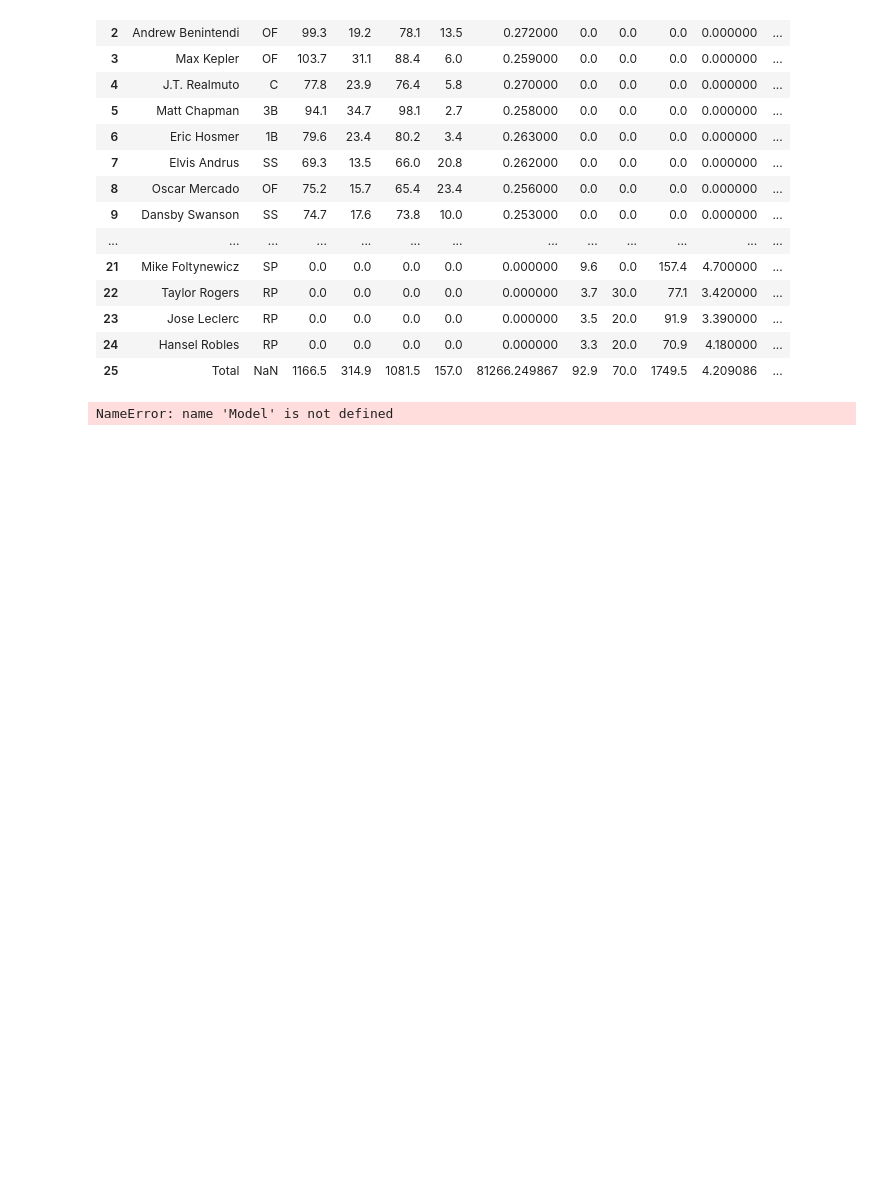
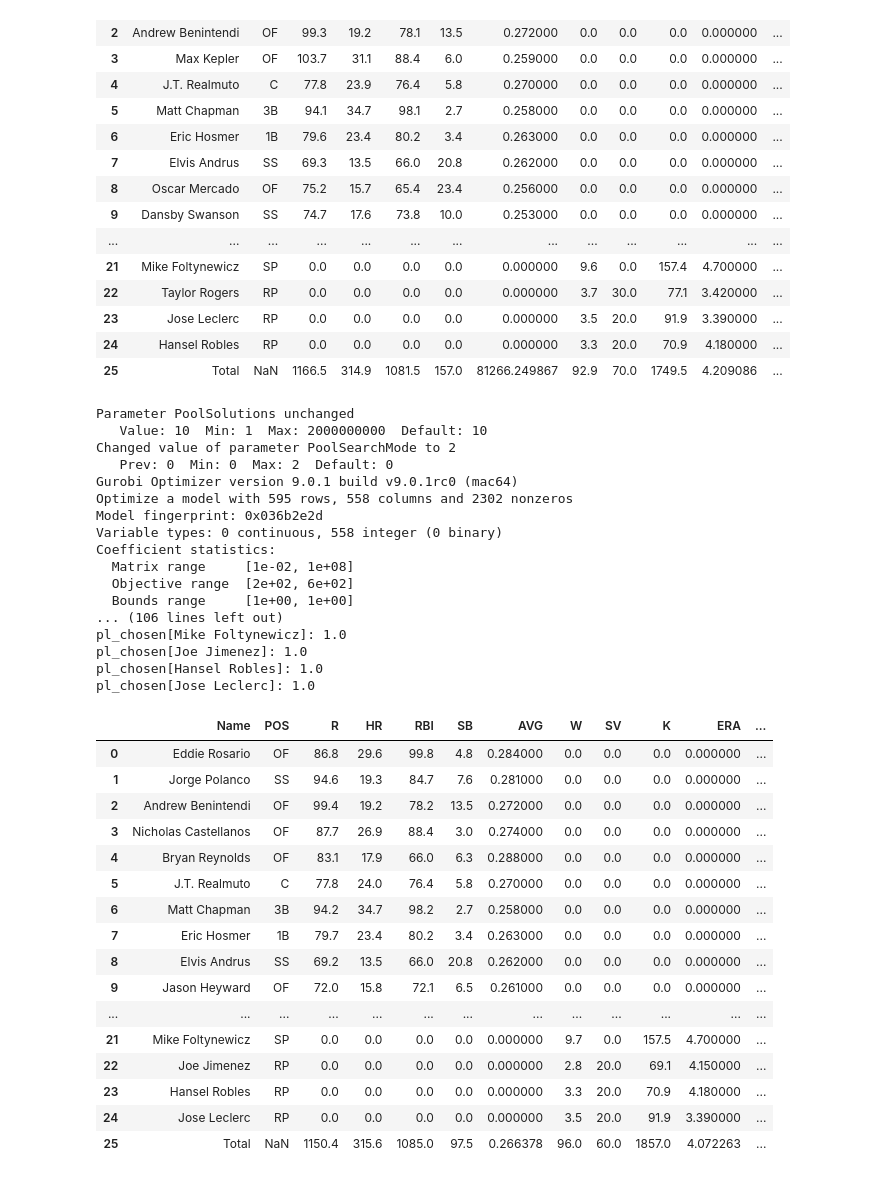
Before and after one commit to samozm/rotissarie_baseball, a Jupyter notebook: Baseball_Drafter.ipynb, the cells around one changed output. Saved outputs shown, nothing was run; the diff lists cells and outputs as text; code cells hidden in the pictures; blank space fills up the shorter version.

```diff
--- a/Baseball_Drafter.ipynb
+++ b/Baseball_Drafter.ipynb
@@ -1775,7 +1682,7 @@ def simple_gurobi():
 
     all_players['ERA'] = all_players['ERA'].apply(lambda x: 0 if x == 0 else 1/x)
     all_players['WHIP'] = all_players['WHIP'].apply(lambda x: 0 if x == 0 else 1/x)
-    all_players['AB'] = all_players['AB'].apply(lambda x: 0 if x == 0 else 1/x)
+    #all_players['AB'] = all_players['AB'].apply(lambda x: 0 if x == 0 else 1/x)
     all_players['adjAVG'] = all_players['AVG']*100
     norm_players = all_players[['R', 'HR', 'RBI', 'SB','adjAVG','W','SV','K','ERA','WHIP','AB','H']]
 
@@ -1881,34 +1788,67 @@ def simple_gurobi():
 
 #    print('Obj:', m.objVal)
     Team = pd.DataFrame()
-    print("Status:", LpStatus[prob.status])
+    #print("Status:", LpStatus[prob.status])
     for v in m.getVars():
         if v.x > 0.01 and not 'chosen' in v.varName:
             print(v.varName + ": " + str(v.x))
             Team = Team.append(all_players.iloc[int(v.varName.split('[')[1].split(']')[0])])
         if v.x > 0.01 and 'chosen' in v.varName:
             print(v.varName + ": " + str(v.x))
 
     Team['ERA'] = Team['ERA'].apply(lambda x: 0 if x == 0 else 1/x)
     Team['WHIP'] = Team['WHIP'].apply(lambda x: 0 if x == 0 else 1/x)
     return Team.append({'Name':'Total','AVG':sum(Team['H'])/sum(Team['AB']),'R':sum(Team['R']),'RBI':sum(Team['RBI']),'HR':sum(Team['HR']),'SB':sum(Team['SB']),'WHIP':(sum(Team['BB'])+sum(Team['Hits']))/sum(Team['IP']),'ERA':(sum(Team['ER'])/sum(Team['IP']))*9,'W':sum(Team['W']),'SV':sum(Team['SV']),'K':sum(Team['K']),'$':sum(Team['$'])},ignore_index=True)
 Team = simple_gurobi()
 
 #Max_Tot = Team[Team['Name'] == 'Total']
 
 #print('Max',get_score(Max_Tot.iloc[0]))
-#Team[['Name','POS','R', 'HR', 'RBI', 'SB', 'AVG','W', 'SV', 'K', 'ERA', 'WHIP','Ovr','$']]
+Team[['Name','POS','R', 'HR', 'RBI', 'SB', 'AVG','W', 'SV', 'K', 'ERA', 'WHIP','Ovr','$',"H","AB"]]
 
 #all_players = get_hitter_prices(get_hitters()).nsmallest(150,'Ovr').append(get_pitcher_prices(get_starting_pitchers()).nsmallest(120,'Ovr'),ignore_index=True).append(get_pitcher_prices(get_closing_pitchers()).nsmallest(22,'SV rank'),ignore_index=True)
 
 #pl = all_players[all_players['Name'].str.contains('Mike Trout')]
 #pl.loc[0,'POS'] == 'SP' or pl.loc[0,'POS'] == 'RP'
 
 #pl = all_players[all_players['Name'].str.contains('mike trout',case=False)].reset_index(drop=True)
 #pl2 = pd.DataFrame()
 #pl2.count()
-Team
+
 #help(tupledict())
 #Team.columns
 # %% [output]
-NameError: name 'Model' is not defined
+Parameter PoolSolutions unchanged
+   Value: 10  Min: 1  Max: 2000000000  Default: 10
+Changed value of parameter PoolSearchMode to 2
+   Prev: 0  Min: 0  Max: 2  Default: 0
+Gurobi Optimizer version 9.0.1 build v9.0.1rc0 (mac64)
+Optimize a model with 595 rows, 558 columns and 2302 nonzeros
+Model fingerprint: 0x036b2e2d
+Variable types: 0 continuous, 558 integer (0 binary)
+Coefficient statistics:
+  Matrix range     [1e-02, 1e+08]
+  Objective range  [2e+02, 6e+02]
+  Bounds range     [1e+00, 1e+00]
+... (106 lines left out)
+pl_chosen[Mike Foltynewicz]: 1.0
+pl_chosen[Joe Jimenez]: 1.0
+pl_chosen[Hansel Robles]: 1.0
+pl_chosen[Jose Leclerc]: 1.0
+|  | Name | POS | R | HR | RBI | SB | AVG | W | SV | K | ERA | ... |
+| 0 | Eddie Rosario | OF | 86.8 | 29.6 | 99.8 | 4.8 | 0.284000 | 0.0 | 0.0 | 0.0 | 0.000000 | ... |
+| 1 | Jorge Polanco | SS | 94.6 | 19.3 | 84.7 | 7.6 | 0.281000 | 0.0 | 0.0 | 0.0 | 0.000000 | ... |
+| 2 | Andrew Benintendi | OF | 99.4 | 19.2 | 78.2 | 13.5 | 0.272000 | 0.0 | 0.0 | 0.0 | 0.000000 | ... |
+| 3 | Nicholas Castellanos | OF | 87.7 | 26.9 | 88.4 | 3.0 | 0.274000 | 0.0 | 0.0 | 0.0 | 0.000000 | ... |
+| 4 | Bryan Reynolds | OF | 83.1 | 17.9 | 66.0 | 6.3 | 0.288000 | 0.0 | 0.0 | 0.0 | 0.000000 | ... |
+| 5 | J.T. Realmuto | C | 77.8 | 24.0 | 76.4 | 5.8 | 0.270000 | 0.0 | 0.0 | 0.0 | 0.000000 | ... |
+| 6 | Matt Chapman | 3B | 94.2 | 34.7 | 98.2 | 2.7 | 0.258000 | 0.0 | 0.0 | 0.0 | 0.000000 | ... |
+| 7 | Eric Hosmer | 1B | 79.7 | 23.4 | 80.2 | 3.4 | 0.263000 | 0.0 | 0.0 | 0.0 | 0.000000 | ... |
+| 8 | Elvis Andrus | SS | 69.2 | 13.5 | 66.0 | 20.8 | 0.262000 | 0.0 | 0.0 | 0.0 | 0.000000 | ... |
+| 9 | Jason Heyward | OF | 72.0 | 15.8 | 72.1 | 6.5 | 0.261000 | 0.0 | 0.0 | 0.0 | 0.000000 | ... |
+| ... | ... | ... | ... | ... | ... | ... | ... | ... | ... | ... | ... | ... |
+| 21 | Mike Foltynewicz | SP | 0.0 | 0.0 | 0.0 | 0.0 | 0.000000 | 9.7 | 0.0 | 157.5 | 4.700000 | ... |
+| 22 | Joe Jimenez | RP | 0.0 | 0.0 | 0.0 | 0.0 | 0.000000 | 2.8 | 20.0 | 69.1 | 4.150000 | ... |
+| 23 | Hansel Robles | RP | 0.0 | 0.0 | 0.0 | 0.0 | 0.000000 | 3.3 | 20.0 | 70.9 | 4.180000 | ... |
+| 24 | Jose Leclerc | RP | 0.0 | 0.0 | 0.0 | 0.0 | 0.000000 | 3.5 | 20.0 | 91.9 | 3.390000 | ... |
+| 25 | Total | NaN | 1150.4 | 315.6 | 1085.0 | 97.5 | 0.266378 | 96.0 | 60.0 | 1857.0 | 4.072263 | ... |
```
Also changed, not shown: parts of 6 cells of this notebook, 5 other files.
